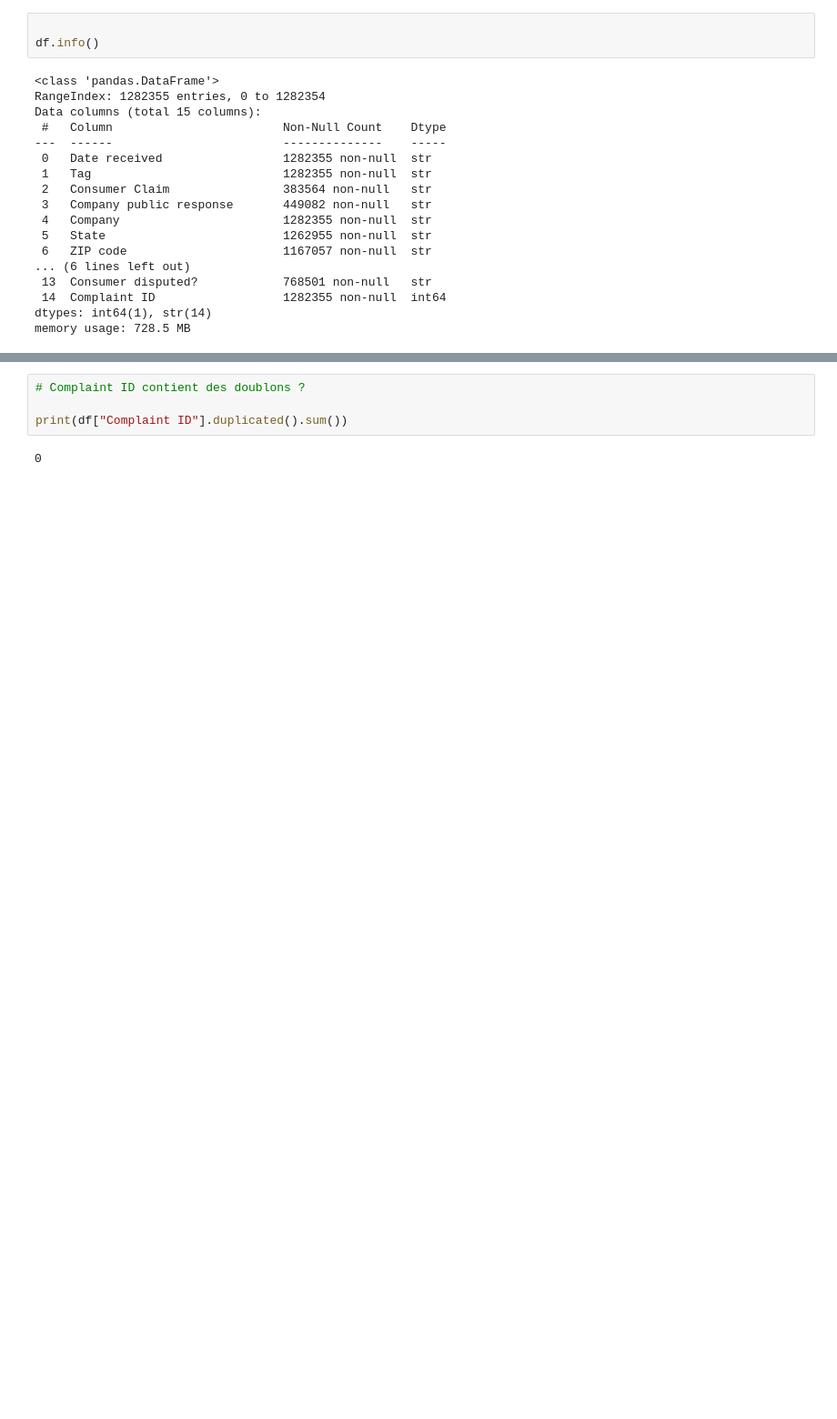
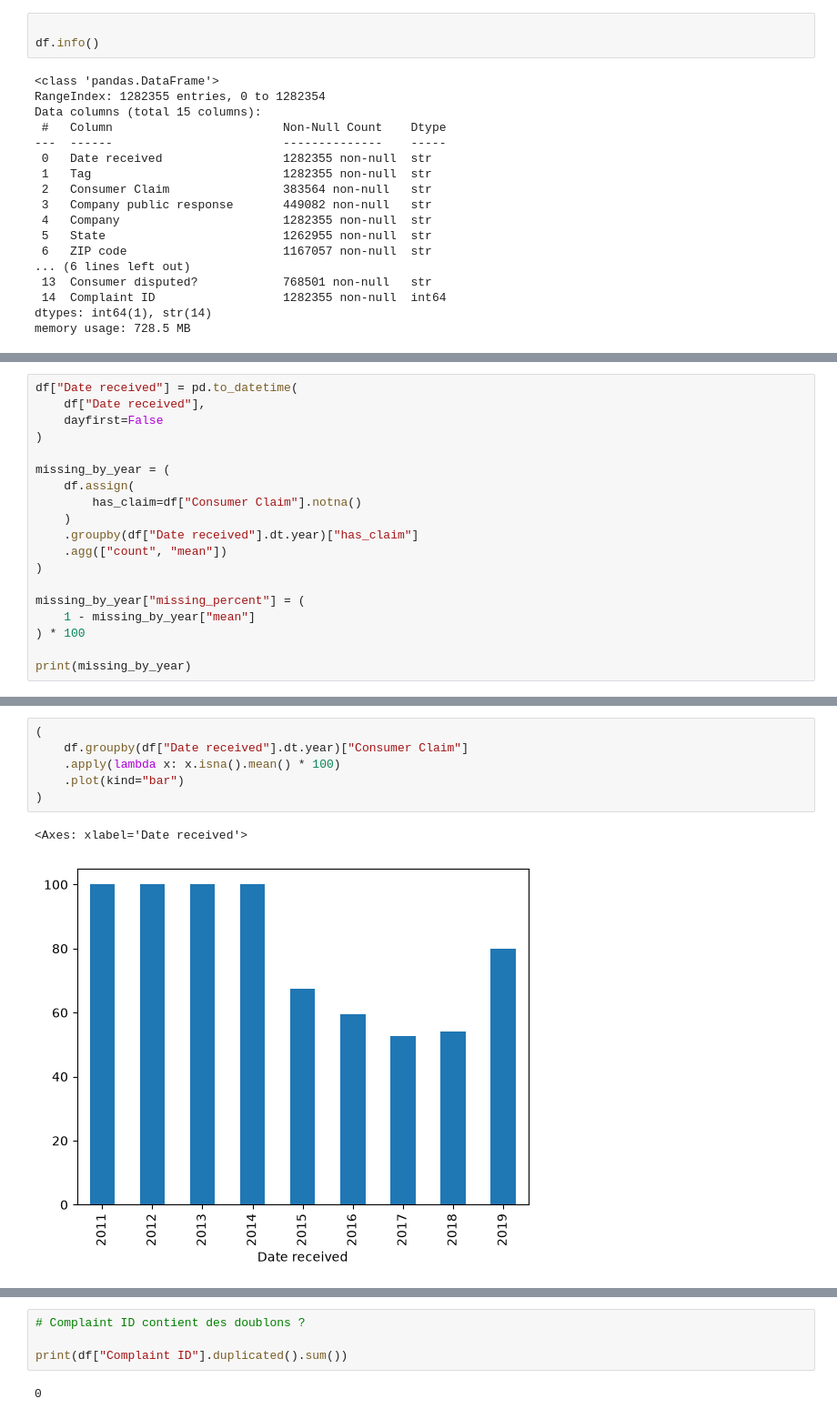
Before and after one commit to Ace4teaM/OCR-ZenAssist, a Jupyter notebook: 1_analyse_exploratoire.ipynb, the cells around one changed output, grey strips where cells are left out. Shown at 91% size. Drawn from its saved outputs; the diff is of its cells as text; blank space fills up the shorter version.

```diff
--- a/1_analyse_exploratoire.ipynb
+++ b/1_analyse_exploratoire.ipynb
@@ -135,0 +197,19 @@ Name: Complaint ID, Length: 1282355, dtype: int64
+# %%
+df["Date received"] = pd.to_datetime(
+    df["Date received"],
+    dayfirst=False
+)
+
+missing_by_year = (
+    df.assign(
+        has_claim=df["Consumer Claim"].notna()
+    )
+    .groupby(df["Date received"].dt.year)["has_claim"]
+    .agg(["count", "mean"])
+)
+
+missing_by_year["missing_percent"] = (
+    1 - missing_by_year["mean"]
+) * 100
+
+print(missing_by_year)
@@ -135,0 +228,9 @@ Name: Complaint ID, Length: 1282355, dtype: int64
+# %%
+(
+    df.groupby(df["Date received"].dt.year)["Consumer Claim"]
+    .apply(lambda x: x.isna().mean() * 100)
+    .plot(kind="bar")
+)
+# %% [output]
+<Axes: xlabel='Date received'>
+[figure, added]
```
Also changed, not shown: parts of 32 cells of this notebook.
